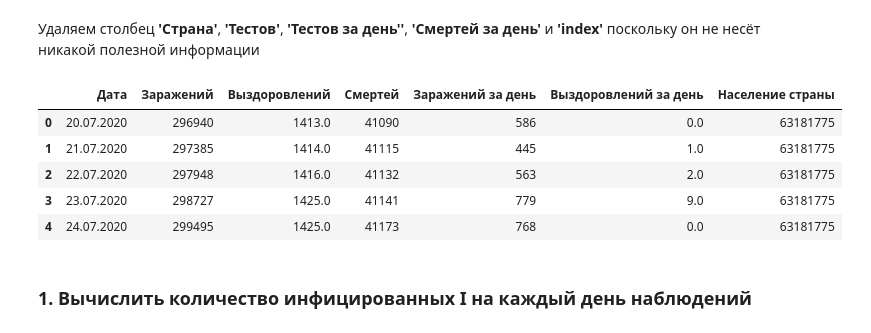
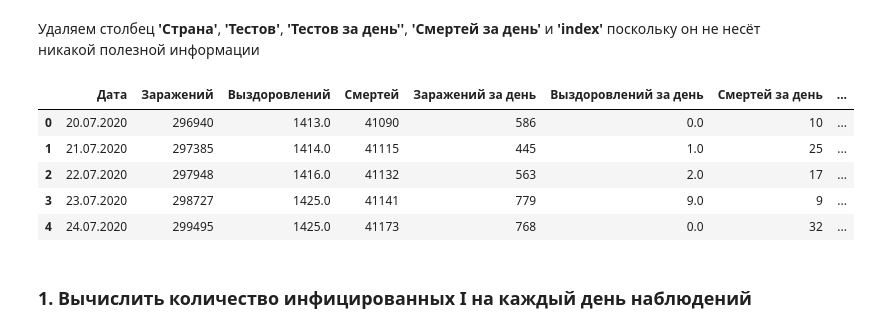
Before and after one commit to Artemiadze/Data-Science-in-Medicine, a Jupyter notebook: SIR-model/Vlasov_Artyom_SIR_Model.ipynb, the cells around one changed output. Saved outputs shown, nothing was run; the diff lists cells and outputs as text; code cells hidden in the pictures.

```diff
--- a/SIR-model/Vlasov_Artyom_SIR_Model.ipynb
+++ b/SIR-model/Vlasov_Artyom_SIR_Model.ipynb
@@ -147,0 +66,6 @@ df.tail(20)
+# %%
+data_before = df.iloc[:380].copy()
+
+# Рассчитываем среднее количество выздоровлений за день
+mean_recovery_per_day = data_before['Выздоровлений за день'].mean()
+print(f"Среднее количество выздоровлений за день: {mean_recovery_per_day:.2f}")
@@ -147,0 +77,11 @@ df.tail(20)
+# %%
+# Ensure the 'index' column exists in data_before
+data_before["index"] = data_before.index
+
+X = data_before[["index", 'Заражений за день', 'Тестов за день']].values
+y = data_before['Выздоровлений за день'].values
+# %%
+from sklearn.linear_model import LinearRegression
+
+model = LinearRegression()
+model.fit(X, y)
@@ -147,0 +90,12 @@ df.tail(20)
+# %%
+data_missing = df.iloc[380:].copy()
+
+# Предсказываем выздоровления за день на основе заражений за день
+X_missing = data_missing[['index', 'Заражений за день', 'Тестов за день']].values
+predicted_recoveries = model.predict(X_missing)
+
+# Округляем предсказания, так как выздоровления — целые числа
+predicted_recoveries = np.round(predicted_recoveries).astype(int)
+
+# Заполняем пропуски в исходном датафрейме
+df.loc[380:, 'Выздоровлений за день'] = predicted_recoveries
@@ -198,17 +168,16 @@ df
 # %%
 df.drop(columns=['Страна'], inplace=True)
 df.drop(columns=['Тестов'], inplace=True)
 df.drop(columns=['Тестов за день'], inplace=True)
-df.drop(columns=['Смертей за день'], inplace=True)
-# df.drop(columns=['index'], inplace=True)
+df.drop(columns=['index'], inplace=True)
 df.head()
 # %% [output]
-|  | Дата | Заражений | Выздоровлений | Смертей | Заражений за день | Выздоровлений за день | Население страны |
-| 0 | 20.07.2020 | 296940 | 1413.0 | 41090 | 586 | 0.0 | 63181775 |
-| 1 | 21.07.2020 | 297385 | 1414.0 | 41115 | 445 | 1.0 | 63181775 |
-| 2 | 22.07.2020 | 297948 | 1416.0 | 41132 | 563 | 2.0 | 63181775 |
-| 3 | 23.07.2020 | 298727 | 1425.0 | 41141 | 779 | 9.0 | 63181775 |
-| 4 | 24.07.2020 | 299495 | 1425.0 | 41173 | 768 | 0.0 | 63181775 |
+|  | Дата | Заражений | Выздоровлений | Смертей | Заражений за день | Выздоровлений за день | Смертей за день | ... |
+| 0 | 20.07.2020 | 296940 | 1413.0 | 41090 | 586 | 0.0 | 10 | ... |
+| 1 | 21.07.2020 | 297385 | 1414.0 | 41115 | 445 | 1.0 | 25 | ... |
+| 2 | 22.07.2020 | 297948 | 1416.0 | 41132 | 563 | 2.0 | 17 | ... |
+| 3 | 23.07.2020 | 298727 | 1425.0 | 41141 | 779 | 9.0 | 9 | ... |
+| 4 | 24.07.2020 | 299495 | 1425.0 | 41173 | 768 | 0.0 | 32 | ... |
 # %% [markdown]
 ### 1. Вычислить количество инфицированных I на каждый день наблюдений
 # %%
```
Also changed, not shown: parts of 35 cells of this notebook.
